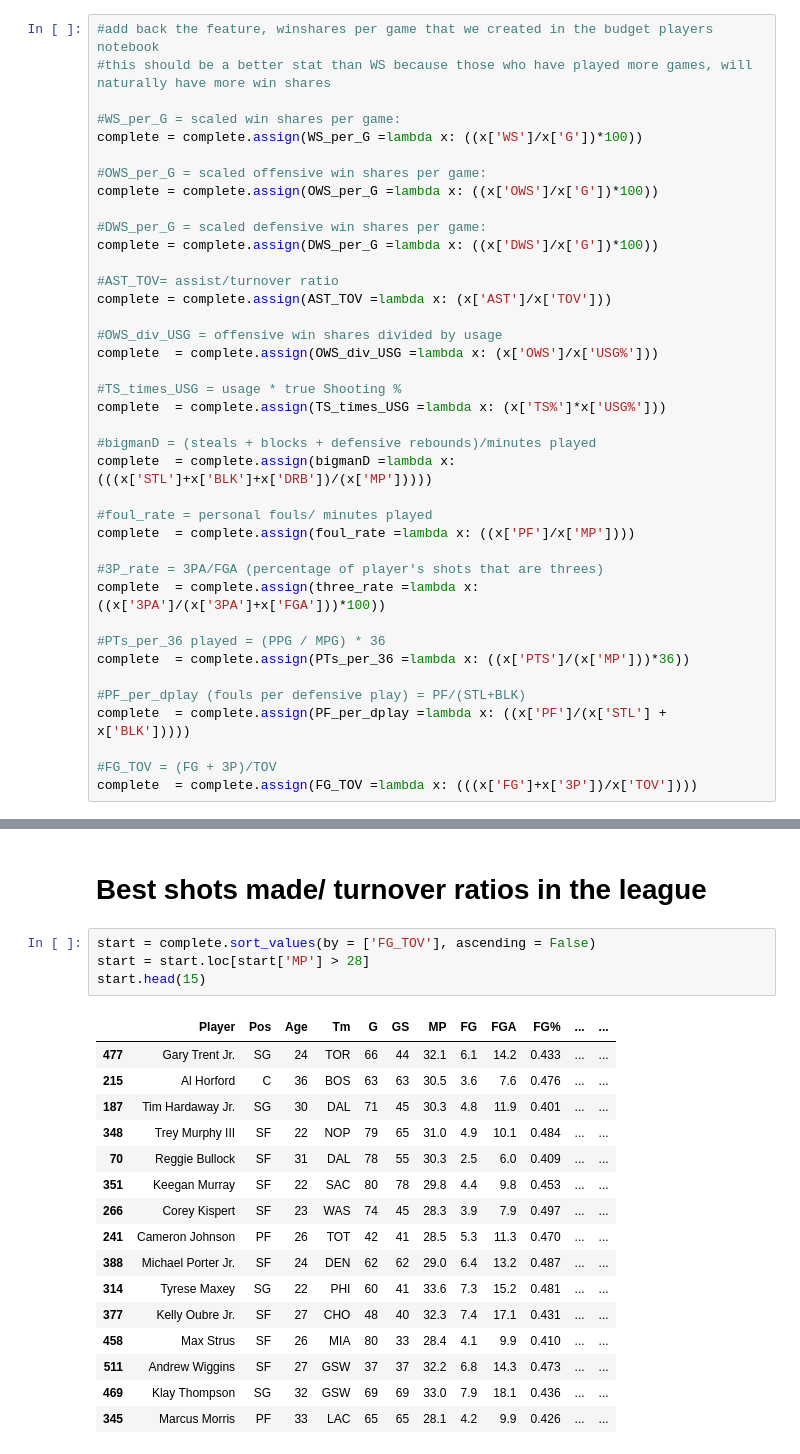
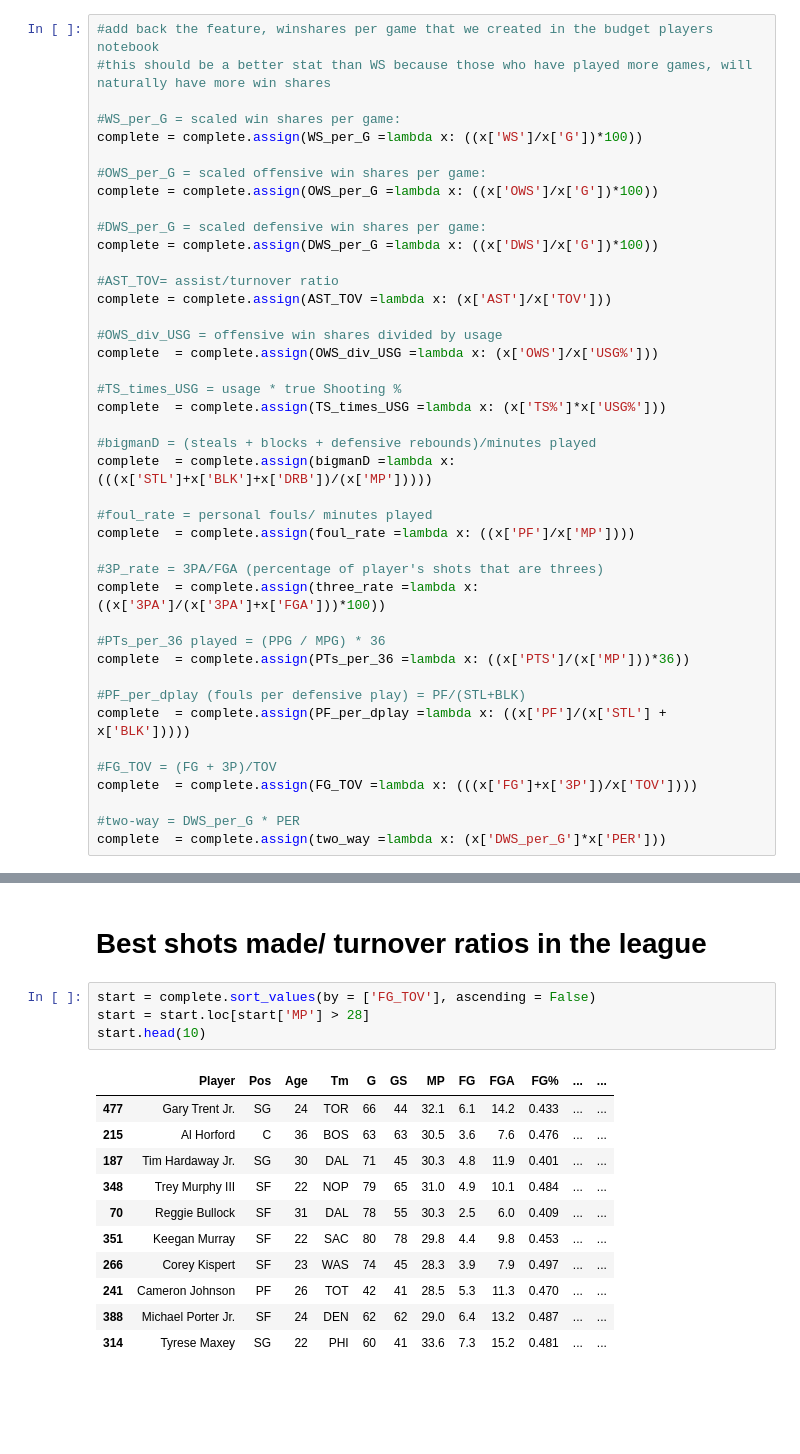
Before and after one commit to mnocerino23/NBA-Player-Classifier, a Jupyter notebook: featureEngineering.ipynb, the cells around one changed output, grey strips where cells are left out. Drawn from its saved outputs; the diff is of its cells as text; blank space fills up the shorter version.

```diff
--- a/featureEngineering.ipynb
+++ b/featureEngineering.ipynb
@@ -116,6 +116,9 @@ complete  = complete.assign(PF_per_dplay =lambda x: ((x['PF']/(x['STL'] + x['BLK
 
 #FG_TOV = (FG + 3P)/TOV
 complete  = complete.assign(FG_TOV =lambda x: (((x['FG']+x['3P'])/x['TOV'])))
+
+#two-way = DWS_per_G * PER
+complete  = complete.assign(two_way =lambda x: (x['DWS_per_G']*x['PER']))
 # %%
 #previewing the dataframe
 complete.head(5)
@@ -274,21 +277,16 @@ complete.nlargest(15, 'DWS_per_G')
 # %%
 start = complete.sort_values(by = ['FG_TOV'], ascending = False)
 start = start.loc[start['MP'] > 28]
-start.head(15)
+start.head(10)
 # %% [output]
 |  | Player | Pos | Age | Tm | G | GS | MP | FG | FGA | FG% | ... | ... |
 | 477 | Gary Trent Jr. | SG | 24 | TOR | 66 | 44 | 32.1 | 6.1 | 14.2 | 0.433 | ... | ... |
 | 215 | Al Horford | C | 36 | BOS | 63 | 63 | 30.5 | 3.6 | 7.6 | 0.476 | ... | ... |
 | 187 | Tim Hardaway Jr. | SG | 30 | DAL | 71 | 45 | 30.3 | 4.8 | 11.9 | 0.401 | ... | ... |
 | 348 | Trey Murphy III | SF | 22 | NOP | 79 | 65 | 31.0 | 4.9 | 10.1 | 0.484 | ... | ... |
 | 70 | Reggie Bullock | SF | 31 | DAL | 78 | 55 | 30.3 | 2.5 | 6.0 | 0.409 | ... | ... |
 | 351 | Keegan Murray | SF | 22 | SAC | 80 | 78 | 29.8 | 4.4 | 9.8 | 0.453 | ... | ... |
 | 266 | Corey Kispert | SF | 23 | WAS | 74 | 45 | 28.3 | 3.9 | 7.9 | 0.497 | ... | ... |
 | 241 | Cameron Johnson | PF | 26 | TOT | 42 | 41 | 28.5 | 5.3 | 11.3 | 0.470 | ... | ... |
 | 388 | Michael Porter Jr. | SF | 24 | DEN | 62 | 62 | 29.0 | 6.4 | 13.2 | 0.487 | ... | ... |
 | 314 | Tyrese Maxey | SG | 22 | PHI | 60 | 41 | 33.6 | 7.3 | 15.2 | 0.481 | ... | ... |
-| 377 | Kelly Oubre Jr. | SF | 27 | CHO | 48 | 40 | 32.3 | 7.4 | 17.1 | 0.431 | ... | ... |
-| 458 | Max Strus | SF | 26 | MIA | 80 | 33 | 28.4 | 4.1 | 9.9 | 0.410 | ... | ... |
-| 511 | Andrew Wiggins | SF | 27 | GSW | 37 | 37 | 32.2 | 6.8 | 14.3 | 0.473 | ... | ... |
-| 469 | Klay Thompson | SG | 32 | GSW | 69 | 69 | 33.0 | 7.9 | 18.1 | 0.436 | ... | ... |
-| 345 | Marcus Morris | PF | 33 | LAC | 65 | 65 | 28.1 | 4.2 | 9.9 | 0.426 | ... | ... |
```
Also changed, not shown: parts of 15 cells of this notebook.
